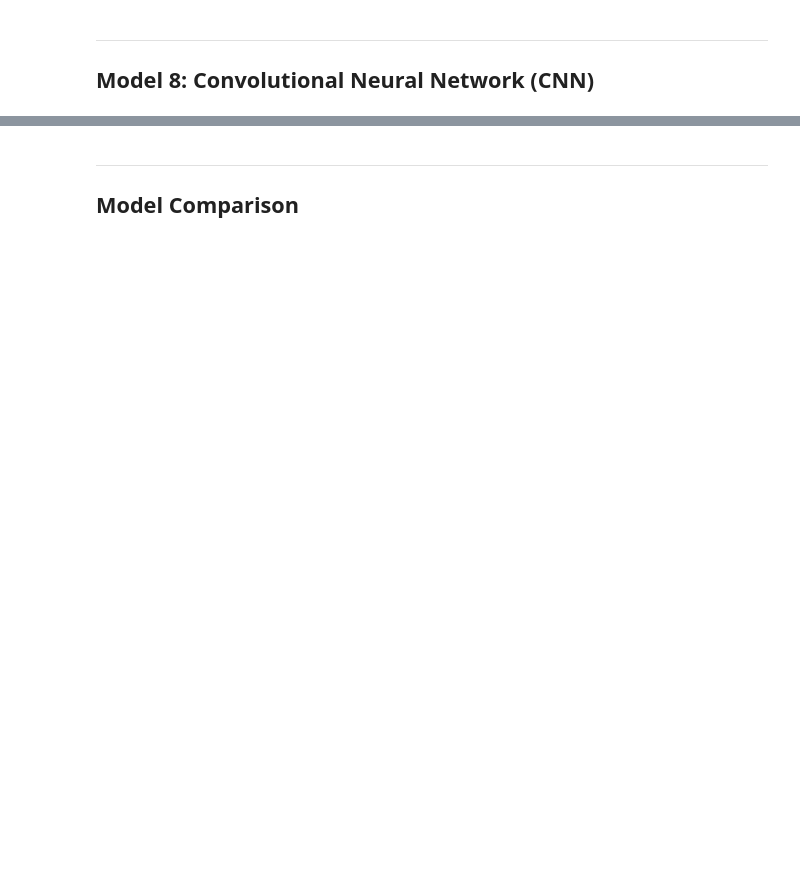
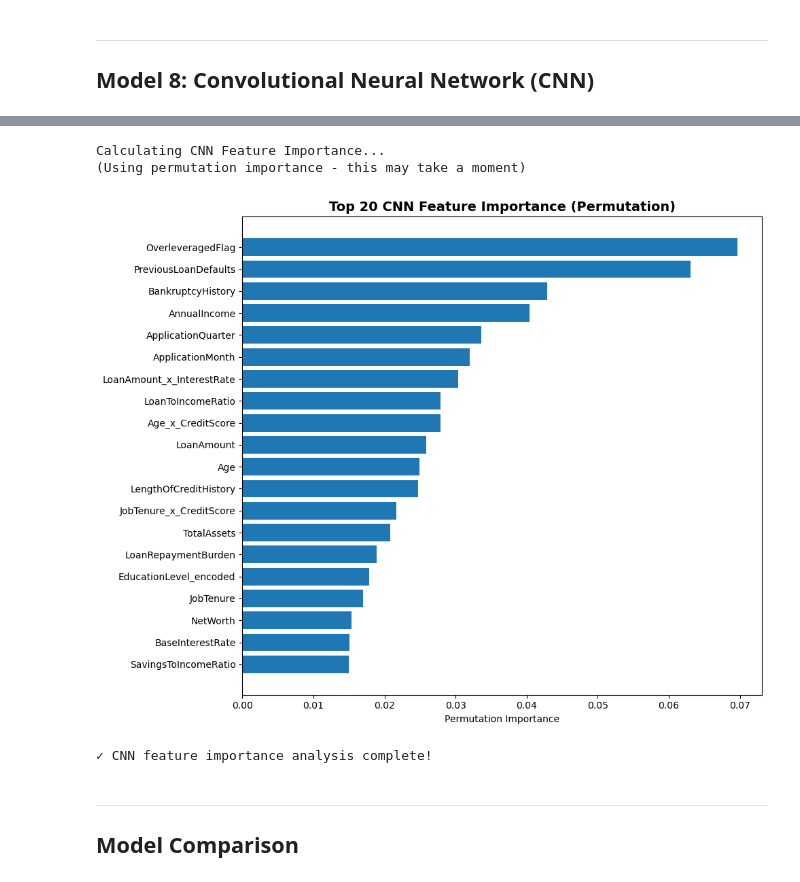
Before and after one commit to DXDXdada/isf_25_26_machine_learning_projet, a Jupyter notebook: notebooks/04_model_training.ipynb, the cells around one changed output, grey strips where cells are left out. Drawn from its saved outputs; the diff is of its cells as text; code cells hidden in the pictures; blank space fills up the shorter version.

Commit message:
notebook 4 final training

```diff
--- a/notebooks/04_model_training.ipynb
+++ b/notebooks/04_model_training.ipynb
@@ -933,17 +1065,15 @@ print("\n" + "="*80)
 print("Training CNN on Full Training Dataset")
 print("="*80)
 
-# Get best parameters
-best_params = cnn_grid.best_params_
 print(f"Using best parameters: {best_params}")
 
 # Build final model with best parameters
 cnn_best = build_cnn_model(
     input_dim=X_train_tree.shape[1],
-    filters=best_params.get('model__filters', 64),
-    kernel_size=best_params.get('model__kernel_size', 3),
-    dropout_rate=best_params.get('model__dropout_rate', 0.3),
-    learning_rate=best_params.get('model__learning_rate', 0.001)
+    filters=best_params['filters'],
+    kernel_size=best_params['kernel_size'],
+    dropout_rate=best_params['dropout_rate'],
+    learning_rate=best_params['learning_rate']
 )
 
 print("\nCNN Architecture:")
@@ -969,10 +1099,10 @@ reduce_lr = callbacks.ReduceLROnPlateau(
 
 # Train on full training data
 print("\nTraining on full training dataset...")
-batch_size = best_params.get('batch_size', 32)
+batch_size = best_params['batch_size']
 
 history = cnn_best.fit(
-    X_train_cnn, y_train_tree,
+    X_train_cnn, y_train_cnn,
     epochs=100,
     batch_size=batch_size,
     callbacks=[early_stopping, reduce_lr],
@@ -1043,15 +1239,14 @@ os.makedirs('../models', exist_ok=True)
 cnn_best.save('../models/cnn_model.h5')
 print("✓ CNN model saved to: ../models/cnn_model.h5")
 
-# Save grid search results
-with open('../models/cnn_gridsearch.pkl', 'wb') as f:
+# Save manual search results
+with open('../models/cnn_search_results.pkl', 'wb') as f:
     pickle.dump({
-        'grid_search': cnn_grid,
-        'best_params': cnn_grid.best_params_,
-        'best_score': cnn_grid.best_score_,
-        'cv_results': cnn_grid.cv_results_
+        'best_params': best_params,
+        'best_val_loss': best_val_loss,
+        'cv_results': cv_results
     }, f)
-print("✓ CNN grid search saved to: ../models/cnn_gridsearch.pkl")
+print("✓ CNN search results saved to: ../models/cnn_search_results.pkl")
 
 # Save training history
 with open('../models/cnn_history.pkl', 'wb') as f:
@@ -1064,36 +1267,42 @@ print("\n" + "="*80)
 print("\nCalculating CNN Feature Importance...")
 print("(Using permutation importance - this may take a moment)")
 
 from sklearn.inspection import permutation_importance
 
 # Calculate permutation importance
 perm_importance = permutation_importance(
     cnn_best_wrapper,
-    X_test_tree,
-    y_test_tree,
+    X_test_np,
+    y_test_np,
+    scoring='r2',
     n_repeats=10,
     random_state=R_seed,
     n_jobs=-1
 )
 
 # Create importance dataframe
-feature_names = data_tree['feature_names'] if 'feature_names' in data_tree else [f'Feature_{i}' for i in range(X_train_tree.shape[1])]
+feature_names = data_tree['feature_names'] if 'feature_names' in data_tree else [f'Feature_{i}' for i in range(X_train_np.shape[1])]
 
 cnn_importance = pd.DataFrame({
     'Feature': feature_names,
     'Importance': perm_importance.importances_mean
 }).sort_values('Importance', ascending=False).head(20)
 
 # Plot feature importance
 plt.figure(figsize=(10, 8))
 plt.barh(cnn_importance['Feature'], cnn_importance['Importance'])
 plt.xlabel('Permutation Importance')
 plt.title('Top 20 CNN Feature Importance (Permutation)', fontsize=14, fontweight='bold')
 plt.gca().invert_yaxis()
 plt.tight_layout()
 plt.show()
 
 print("\n✓ CNN feature importance analysis complete!")
+# %% [output]
+Calculating CNN Feature Importance...
+(Using permutation importance - this may take a moment)
+[figure, added]
+✓ CNN feature importance analysis complete!
 # %% [markdown]
 ---
 ## Model Comparison
```
Also changed, not shown: parts of 13 cells of this notebook, 5 other files.
